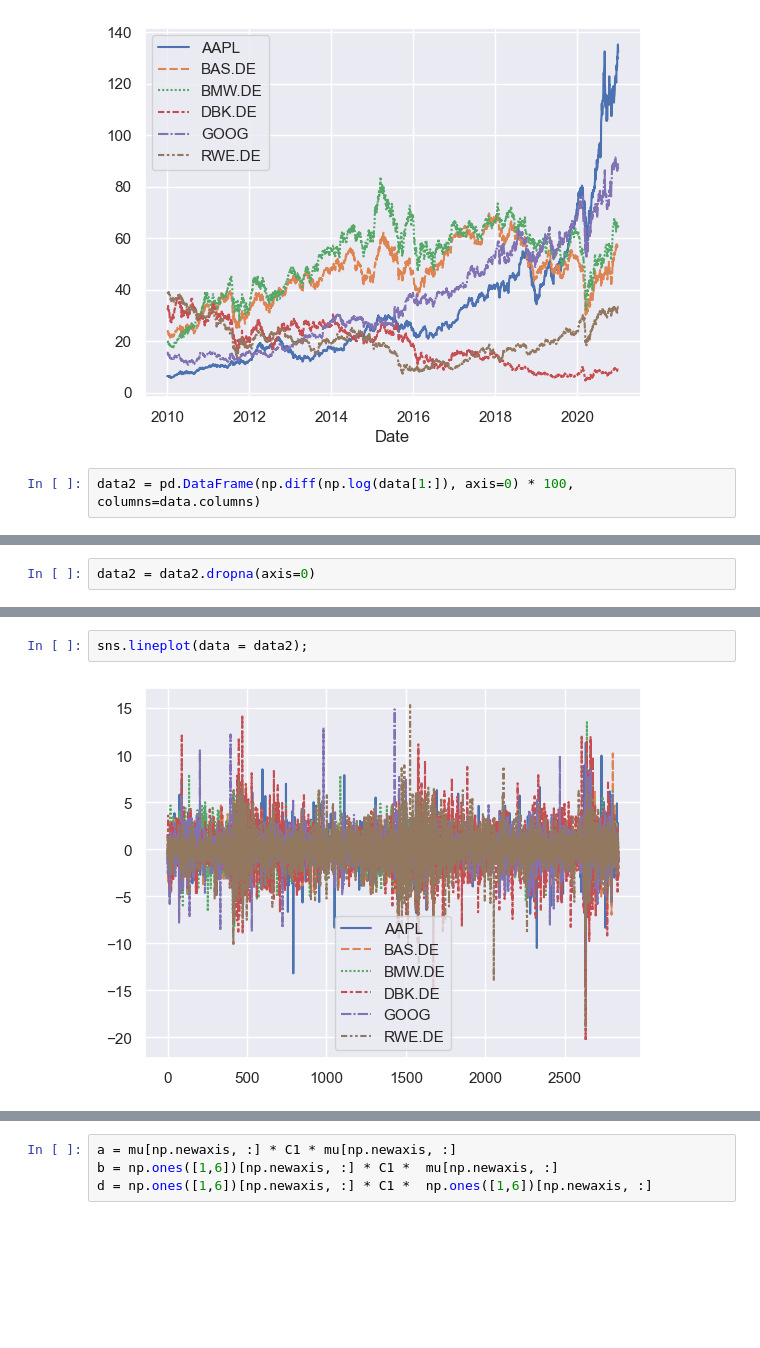
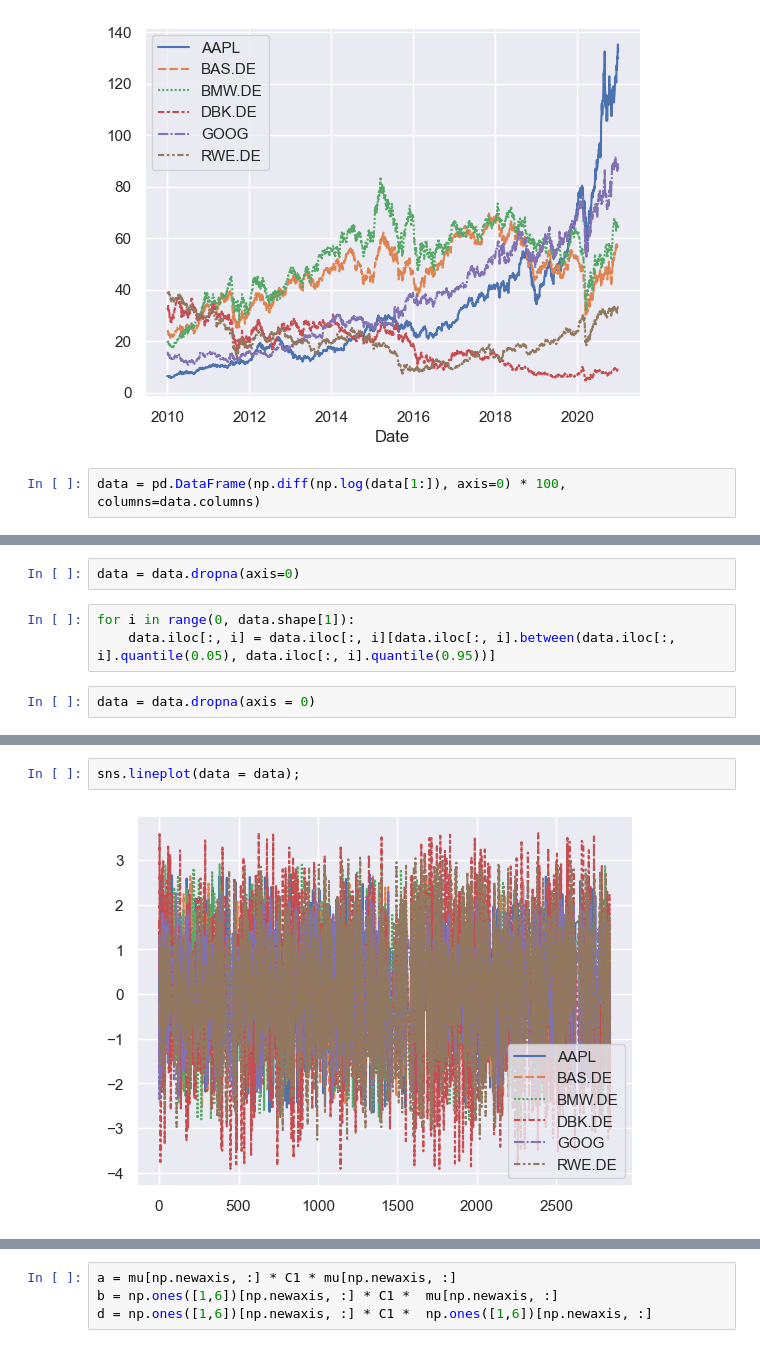
Before and after one commit to memlein/Markowitz-portfolio, a Jupyter notebook: portfolio.ipynb, the cells around one changed output, grey strips where cells are left out. Saved outputs shown, nothing was run; the diff lists cells and outputs as text; blank space fills up the shorter version.

```diff
--- a/portfolio.ipynb
+++ b/portfolio.ipynb
@@ -37,5 +37,5 @@ sns.lineplot(data = data);
 # %% [output]
 [figure]
 # %%
-data2 = pd.DataFrame(np.diff(np.log(data[1:]), axis=0) * 100, columns=data.columns)
+data = pd.DataFrame(np.diff(np.log(data[1:]), axis=0) * 100, columns=data.columns)
 # %%
@@ -50,2 +50,7 @@ data2.head()
 # %%
-data2 = data2.dropna(axis=0)
+data = data.dropna(axis=0)
+# %%
+for i in range(0, data.shape[1]):
+    data.iloc[:, i] = data.iloc[:, i][data.iloc[:, i].between(data.iloc[:, i].quantile(0.05), data.iloc[:, i].quantile(0.95))]
+# %%
+data = data.dropna(axis = 0)
@@ -52,5 +66,5 @@ data2 = data2.dropna(axis=0)
 # %%
-sns.lineplot(data = data2);
+sns.lineplot(data = data);
 # %% [output]
-[figure, old version]
+[figure, new version]
 # %%
```
Also changed, not shown: parts of 15 cells of this notebook.
